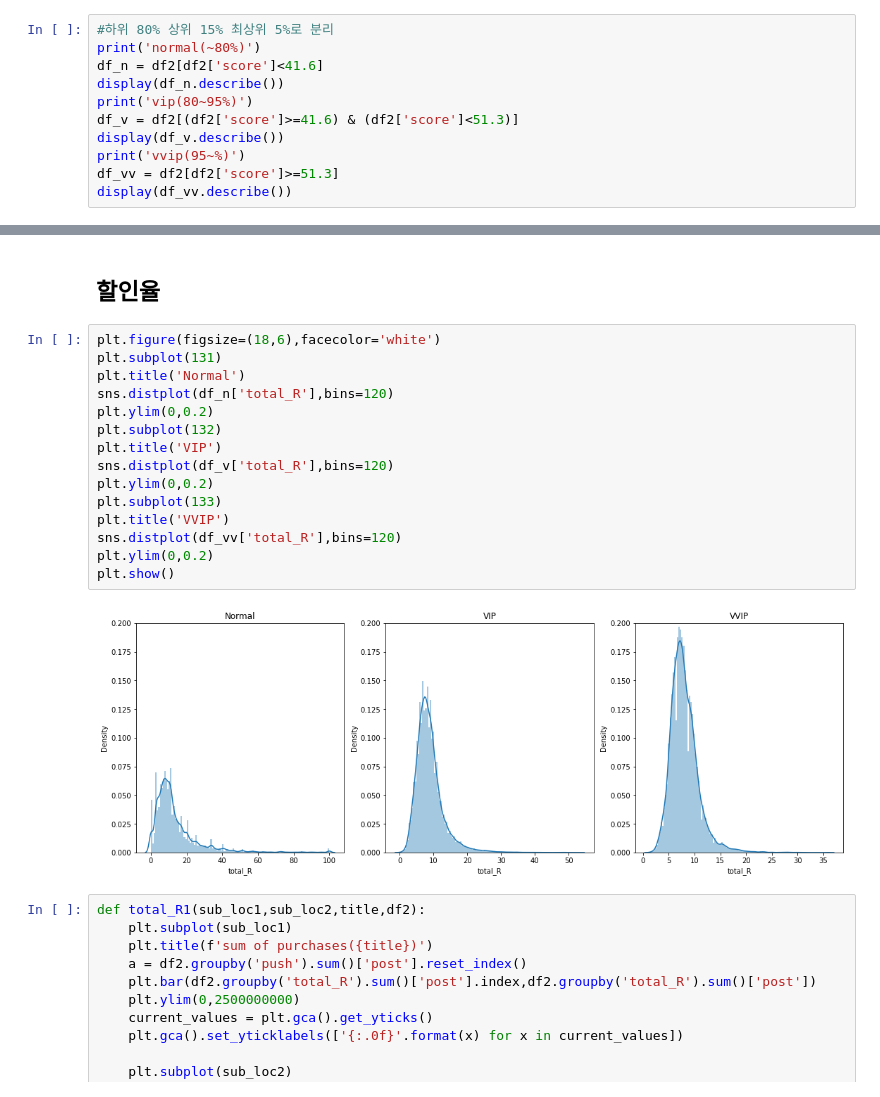
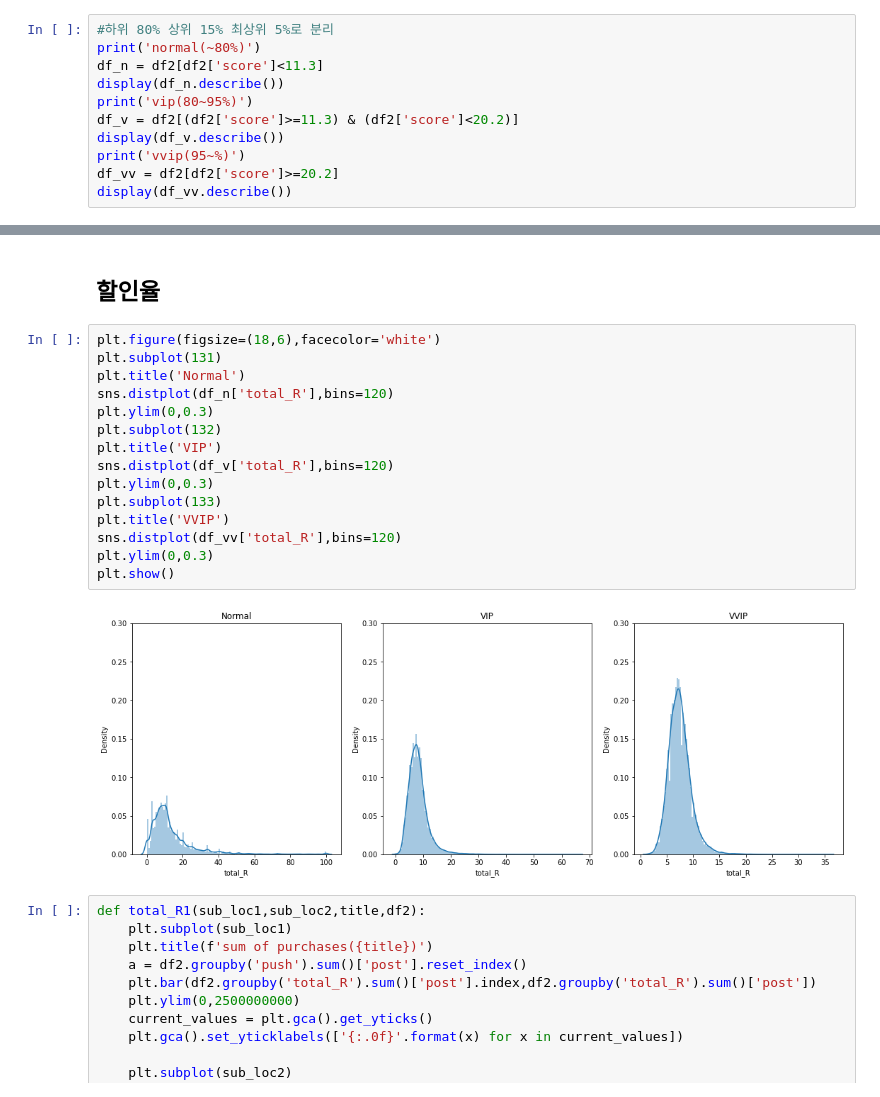
Before and after one commit to LUCI031/chai_analytics, a Jupyter notebook: jingyu/jingyu_EDA_score.ipynb, the cells around one changed output, grey strips where cells are left out. Saved outputs shown, nothing was run; the diff lists cells and outputs as text.

Commit message:
221021 for visualization

```diff
--- a/jingyu/jingyu_EDA_score.ipynb
+++ b/jingyu/jingyu_EDA_score.ipynb
@@ -34,13 +31,13 @@ pd.options.display.float_format = '{:.3f}'.format
 # %%
 #하위 80% 상위 15% 최상위 5%로 분리
 print('normal(~80%)')
-df_n = df2[df2['score']<41.6]
+df_n = df2[df2['score']<11.3]
 display(df_n.describe())
 print('vip(80~95%)')
-df_v = df2[(df2['score']>=41.6) & (df2['score']<51.3)]
+df_v = df2[(df2['score']>=11.3) & (df2['score']<20.2)]
 display(df_v.describe())
 print('vvip(95~%)')
-df_vv = df2[df2['score']>=51.3]
+df_vv = df2[df2['score']>=20.2]
 display(df_vv.describe())
 # %% [output]
 normal(~80%)
@@ -339,20 +333,20 @@ plt.show()
 # %%
 plt.figure(figsize=(18,6),facecolor='white')
 plt.subplot(131)
 plt.title('Normal')
 sns.distplot(df_n['total_R'],bins=120)
-plt.ylim(0,0.2)
+plt.ylim(0,0.3)
 plt.subplot(132)
 plt.title('VIP')
 sns.distplot(df_v['total_R'],bins=120)
-plt.ylim(0,0.2)
+plt.ylim(0,0.3)
 plt.subplot(133)
 plt.title('VVIP')
 sns.distplot(df_vv['total_R'],bins=120)
-plt.ylim(0,0.2)
+plt.ylim(0,0.3)
 plt.show()
 # %% [output]
-[figure, old version]
+[figure, new version]
 # %%
 def total_R1(sub_loc1,sub_loc2,title,df2):
     plt.subplot(sub_loc1)
```
Also changed, not shown: parts of 24 cells of this notebook, 31 other files.
